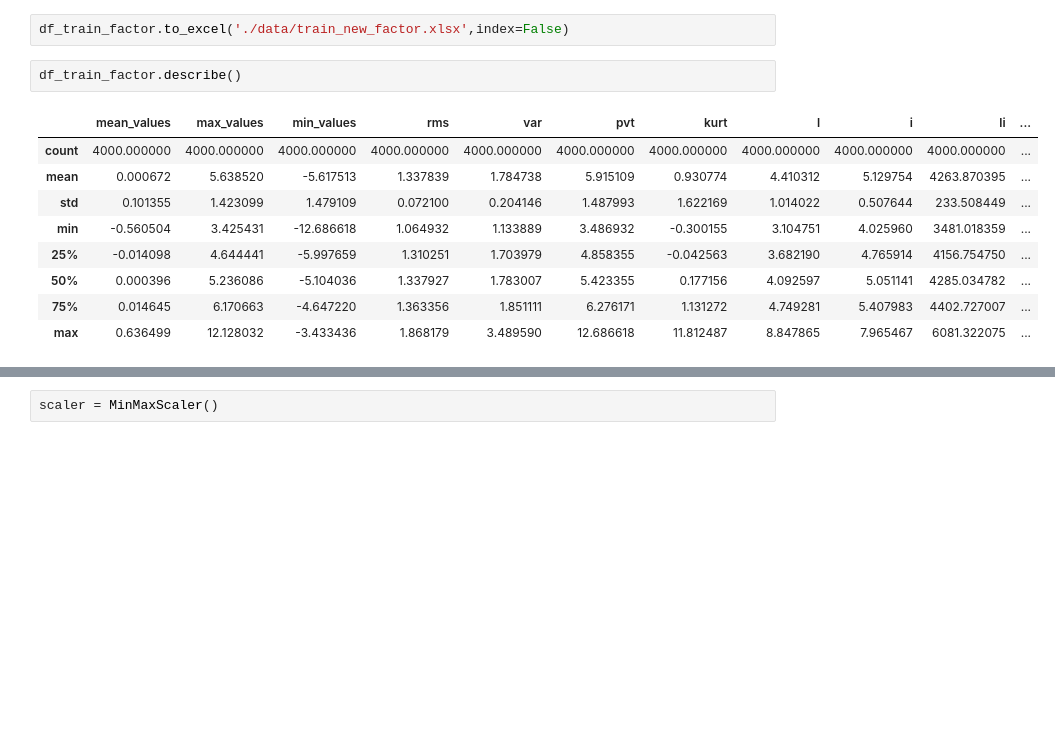
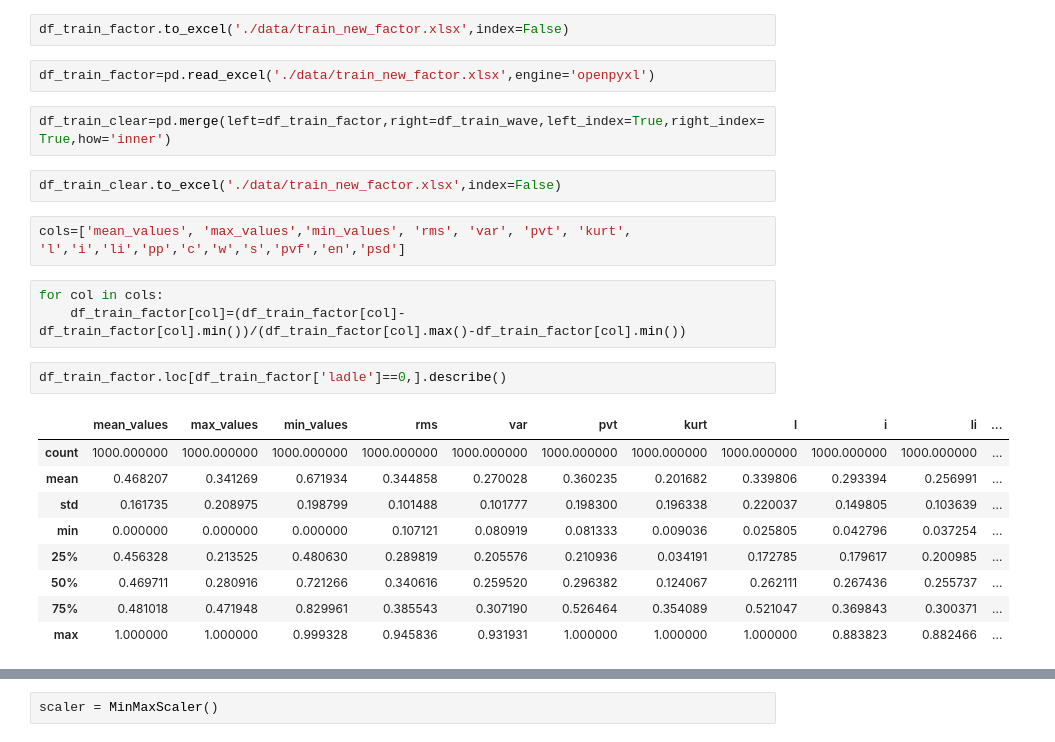
Before and after one commit to Linshijing/competition, a Jupyter notebook: 数据清洗.ipynb, the cells around one changed output, grey strips where cells are left out. Saved outputs shown, nothing was run; the diff lists cells and outputs as text; blank space fills up the shorter version.

```diff
--- a/数据清洗.ipynb
+++ b/数据清洗.ipynb
@@ -88,15 +155,26 @@ df_train_clear=pd.merge(left=df_train,right=df_train_,left_index=True,right_inde
 df_train_factor=df_train_clear[['mean_values', 'max_values','min_values', 'rms', 'var', 'pvt', 'kurt', 'l','i','li','pp','ent','c','w','s','pvf','en','psd','ladle']]
 # %%
 df_train_factor.to_excel('./data/train_new_factor.xlsx',index=False)
+# %%
+df_train_factor=pd.read_excel('./data/train_new_factor.xlsx',engine='openpyxl')
+# %%
+df_train_clear=pd.merge(left=df_train_factor,right=df_train_wave,left_index=True,right_index=True,how='inner')
+# %%
+df_train_clear.to_excel('./data/train_new_factor.xlsx',index=False)
+# %%
+cols=['mean_values', 'max_values','min_values', 'rms', 'var', 'pvt', 'kurt', 'l','i','li','pp','c','w','s','pvf','en','psd']
+# %%
+for col in cols:
+    df_train_factor[col]=(df_train_factor[col]-df_train_factor[col].min())/(df_train_factor[col].max()-df_train_factor[col].min())
 # %%
-df_train_factor.describe()
+df_train_factor.loc[df_train_factor['ladle']==0,].describe()
 # %% [output]
 |  | mean_values | max_values | min_values | rms | var | pvt | kurt | l | i | li | ... |
-| count | 4000.000000 | 4000.000000 | 4000.000000 | 4000.000000 | 4000.000000 | 4000.000000 | 4000.000000 | 4000.000000 | 4000.000000 | 4000.000000 | ... |
-| mean | 0.000672 | 5.638520 | -5.617513 | 1.337839 | 1.784738 | 5.915109 | 0.930774 | 4.410312 | 5.129754 | 4263.870395 | ... |
-| std | 0.101355 | 1.423099 | 1.479109 | 0.072100 | 0.204146 | 1.487993 | 1.622169 | 1.014022 | 0.507644 | 233.508449 | ... |
-| min | -0.560504 | 3.425431 | -12.686618 | 1.064932 | 1.133889 | 3.486932 | -0.300155 | 3.104751 | 4.025960 | 3481.018359 | ... |
-| 25% | -0.014098 | 4.644441 | -5.997659 | 1.310251 | 1.703979 | 4.858355 | -0.042563 | 3.682190 | 4.765914 | 4156.754750 | ... |
-| 50% | 0.000396 | 5.236086 | -5.104036 | 1.337927 | 1.783007 | 5.423355 | 0.177156 | 4.092597 | 5.051141 | 4285.034782 | ... |
-| 75% | 0.014645 | 6.170663 | -4.647220 | 1.363356 | 1.851111 | 6.276171 | 1.131272 | 4.749281 | 5.407983 | 4402.727007 | ... |
-| max | 0.636499 | 12.128032 | -3.433436 | 1.868179 | 3.489590 | 12.686618 | 11.812487 | 8.847865 | 7.965467 | 6081.322075 | ... |
+| count | 1000.000000 | 1000.000000 | 1000.000000 | 1000.000000 | 1000.000000 | 1000.000000 | 1000.000000 | 1000.000000 | 1000.000000 | 1000.000000 | ... |
+| mean | 0.468207 | 0.341269 | 0.671934 | 0.344858 | 0.270028 | 0.360235 | 0.201682 | 0.339806 | 0.293394 | 0.256991 | ... |
+| std | 0.161735 | 0.208975 | 0.198799 | 0.101488 | 0.101777 | 0.198300 | 0.196338 | 0.220037 | 0.149805 | 0.103639 | ... |
+| min | 0.000000 | 0.000000 | 0.000000 | 0.107121 | 0.080919 | 0.081333 | 0.009036 | 0.025805 | 0.042796 | 0.037254 | ... |
+| 25% | 0.456328 | 0.213525 | 0.480630 | 0.289819 | 0.205576 | 0.210936 | 0.034191 | 0.172785 | 0.179617 | 0.200985 | ... |
+| 50% | 0.469711 | 0.280916 | 0.721266 | 0.340616 | 0.259520 | 0.296382 | 0.124067 | 0.262111 | 0.267436 | 0.255737 | ... |
+| 75% | 0.481018 | 0.471948 | 0.829961 | 0.385543 | 0.307190 | 0.526464 | 0.354089 | 0.521047 | 0.369843 | 0.300371 | ... |
+| max | 1.000000 | 1.000000 | 0.999328 | 0.945836 | 0.931931 | 1.000000 | 1.000000 | 1.000000 | 0.883823 | 0.882466 | ... |
```
Also changed, not shown: parts of 24 cells of this notebook, 3 other files.
